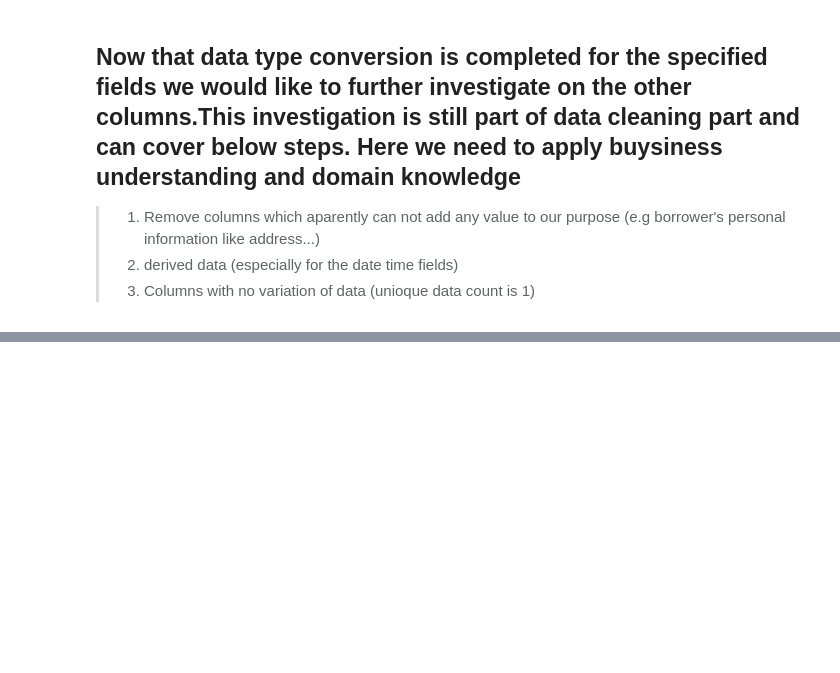
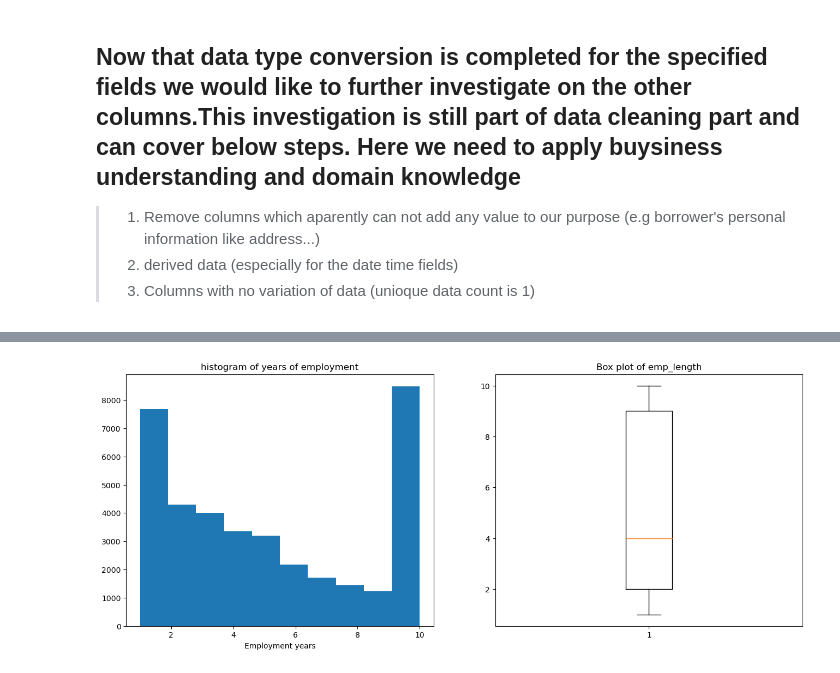
Before and after one commit to Sayak86/LendingClub, a Jupyter notebook: Credit Risk Analysis.ipynb, the cells around one changed output, grey strips where cells are left out. Drawn from its saved outputs; the diff is of its cells as text; code cells hidden in the pictures; blank space fills up the shorter version.

```diff
--- a/Credit Risk Analysis.ipynb
+++ b/Credit Risk Analysis.ipynb
@@ -313,0 +589,17 @@ Name: loan_status, Length: 39717, dtype: object
+# %%
+# Continious field emp_length
+# Draw a subplot to fit histogram and box chart on emp_length
+
+fig,ax = plt.subplots(nrows=1,ncols=2,sharex=False,sharey=False)
+fig.set_size_inches(16,6)
+
+
+ax[0].hist(loan['emp_length'],10)
+ax[0].title.set_text('histogram of years of employment')
+ax[0].set_xlabel('Employment years')
+
+ax[1].boxplot(loan['emp_length'])
+ax[1].title.set_text('Box plot of emp_length')
+plt.show()
+# %% [output]
+[figure, added]
```
Also changed, not shown: parts of 114 cells of this notebook, 1 other file.
